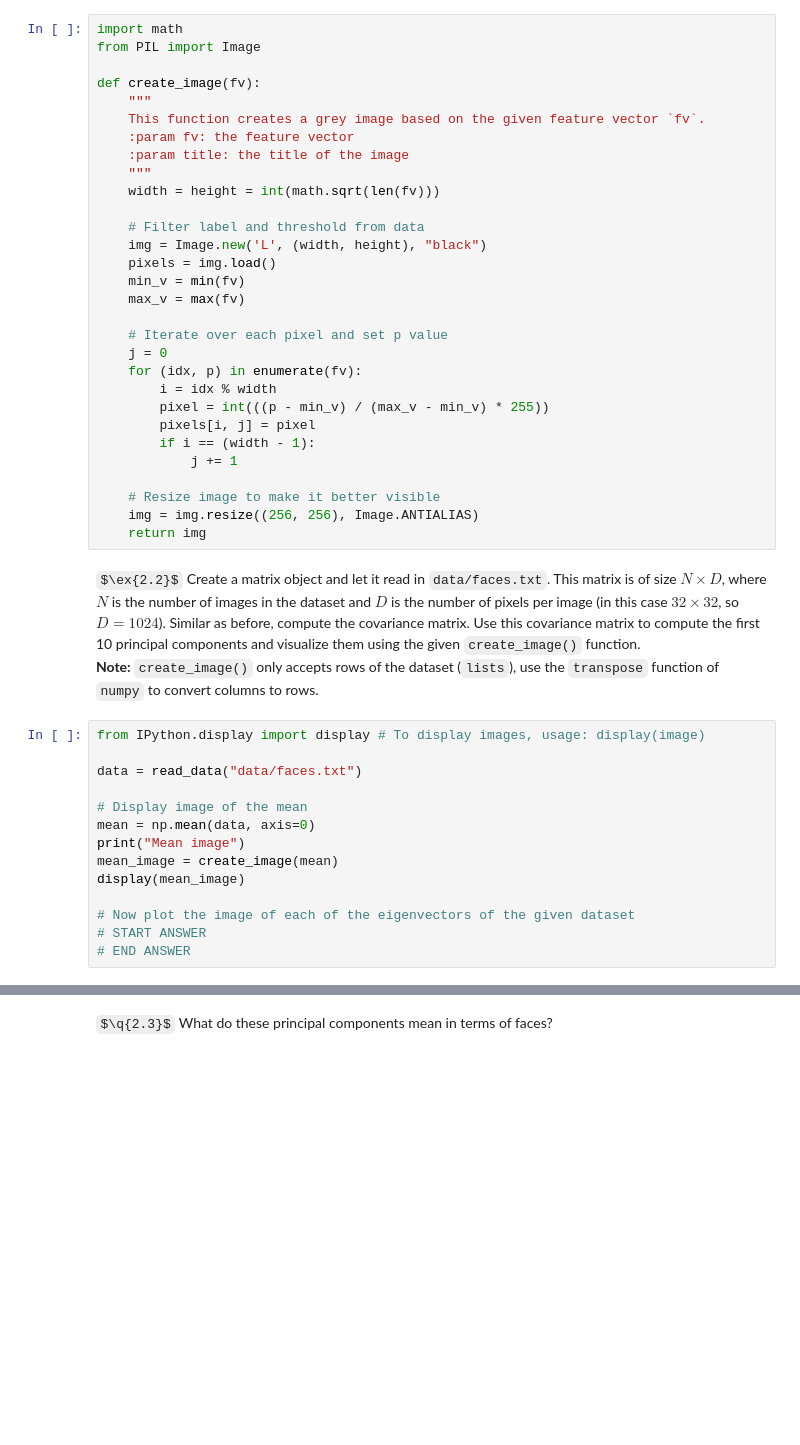
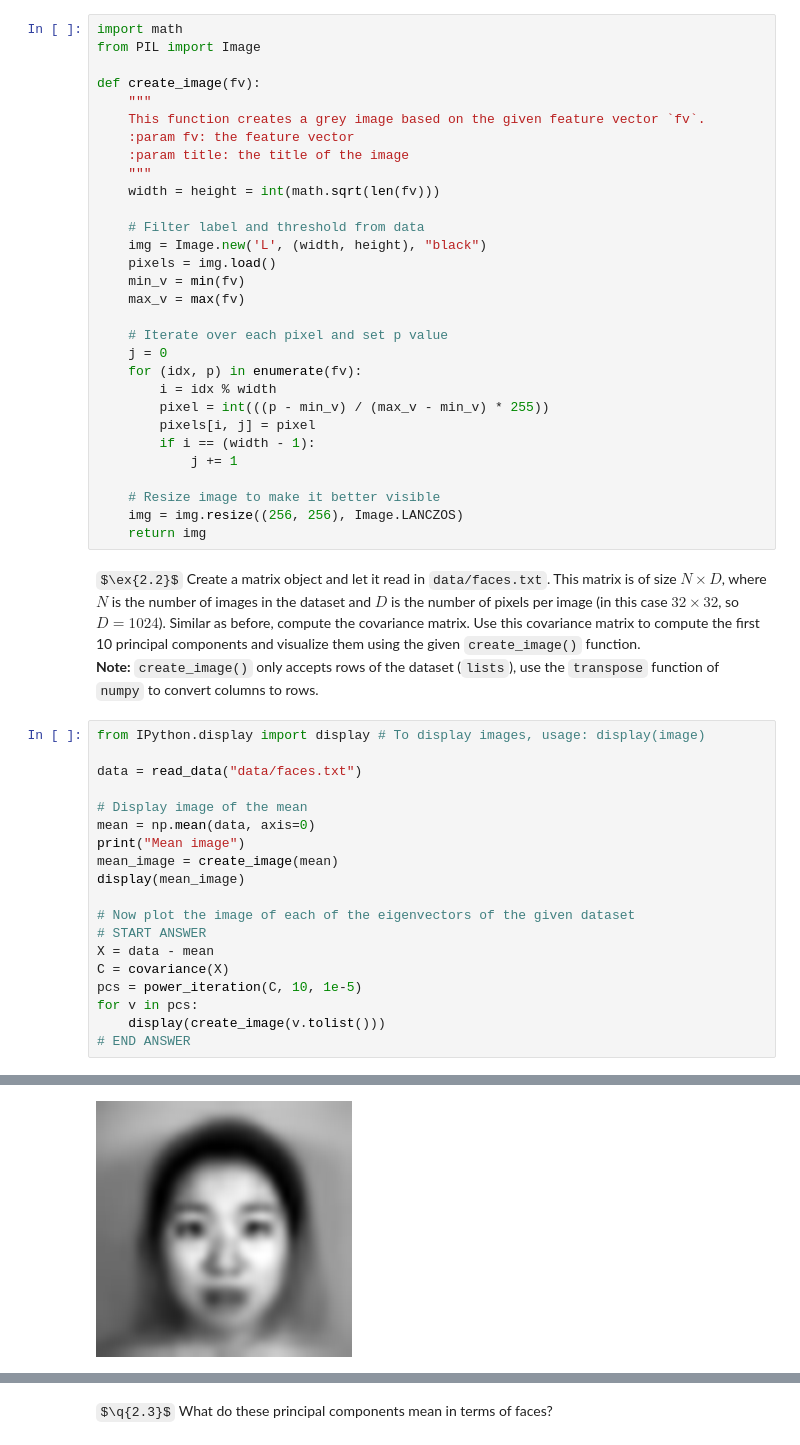
Before and after one commit to vladpaun-tudelft/cse2510-ml-2025, a Jupyter notebook: Lab 7 - unsupervised/part2_pca_student.ipynb, the cells around one changed output, grey strips where cells are left out. Saved outputs shown, nothing was run; the diff lists cells and outputs as text; some formulas as TeX source; blank space fills up the shorter version.

```diff
--- a/Lab 7 - unsupervised/part2_pca_student.ipynb
+++ b/Lab 7 - unsupervised/part2_pca_student.ipynb
@@ -223,7 +256,7 @@ def create_image(fv):
             j += 1
 
     # Resize image to make it better visible
-    img = img.resize((256, 256), Image.ANTIALIAS)
+    img = img.resize((256, 256), Image.LANCZOS)
     return img
 # %% [markdown]
 $\ex{2.2}$ Create a matrix object and let it read in `data/faces.txt`. This matrix is of size $N × D$, where $N$ is the number of images in the dataset and $D$ is the number of pixels per image (in this case $32 × 32$, so $D = 1024$). Similar as before, compute the covariance matrix. Use this covariance matrix to compute the first 10 principal components and visualize them using the given `create_image()` function.
@@ -241,4 +274,10 @@ display(mean_image)
 
 # Now plot the image of each of the eigenvectors of the given dataset
 # START ANSWER
+X = data - mean
+C = covariance(X)
+pcs = power_iteration(C, 10, 1e-5)
+for v in pcs:
+    display(create_image(v.tolist()))
 # END ANSWER
+# %% [output]
@@ -244,0 +285 @@ display(mean_image)
+[figure, added]
```
Also changed, not shown: parts of 12 cells of this notebook.
